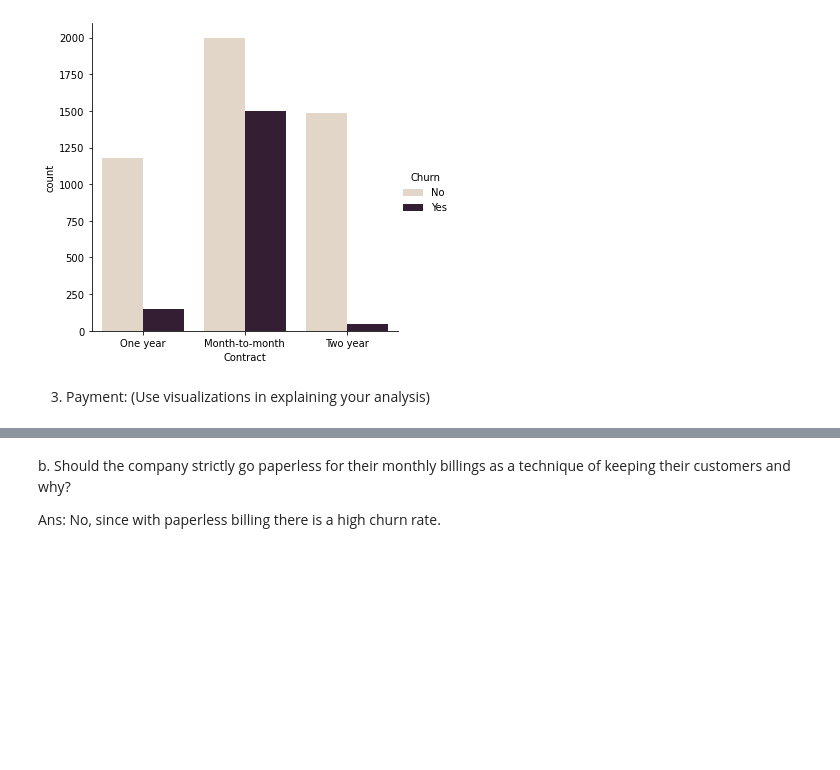
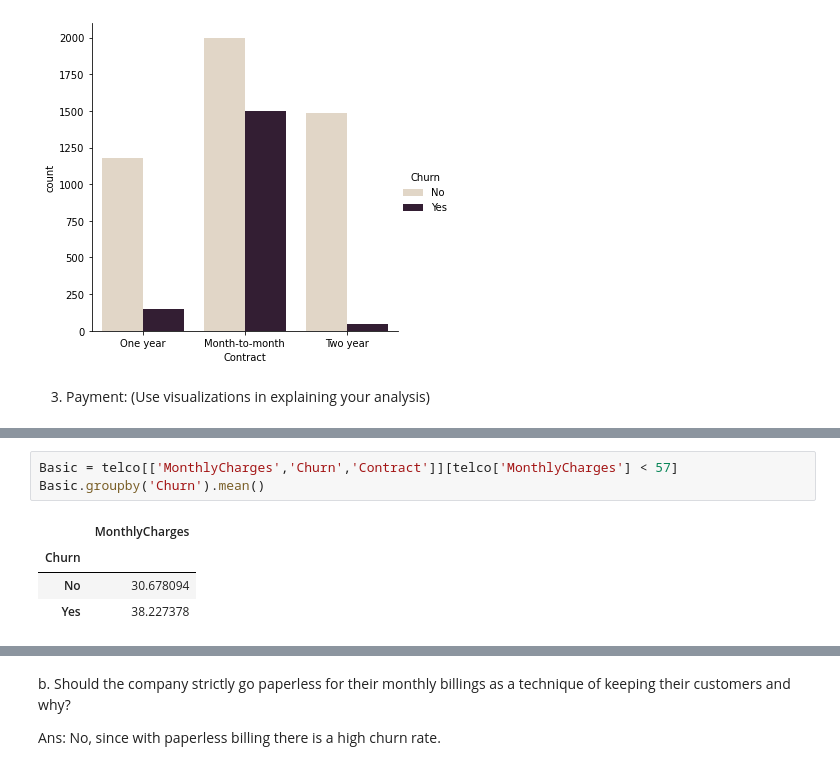
Before and after one commit to wkipkemboi/Assignment-4, a Jupyter notebook: Telco Customer Churn.ipynb, the cells around one changed output, grey strips where cells are left out. Cells and saved outputs as stored; diff of their text form; blank space fills up the shorter version.

```diff
--- a/Telco Customer Churn.ipynb
+++ b/Telco Customer Churn.ipynb
@@ -143,0 +158,8 @@ services
+# %%
+Basic = telco[['MonthlyCharges','Churn','Contract']][telco['MonthlyCharges'] < 57]
+Basic.groupby('Churn').mean()
+# %% [output]
+|  | MonthlyCharges |
+| Churn |  |
+| No | 30.678094 |
+| Yes | 38.227378 |
```
Also changed, not shown: parts of 9 cells of this notebook.
